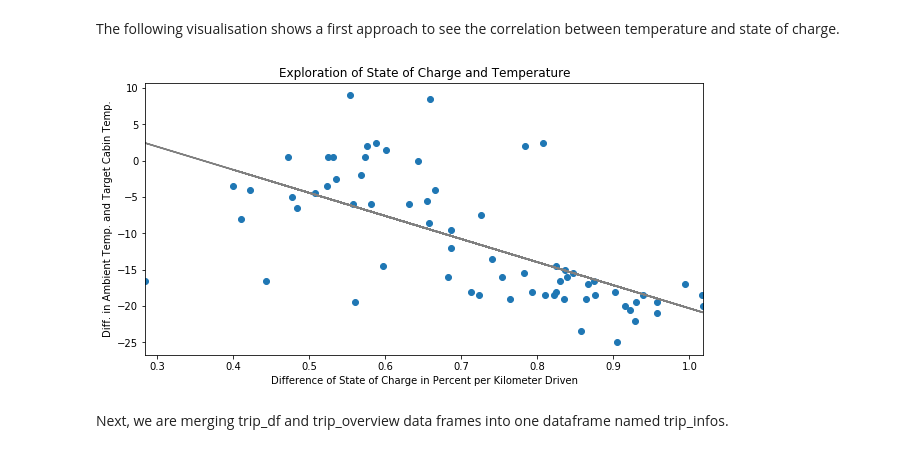
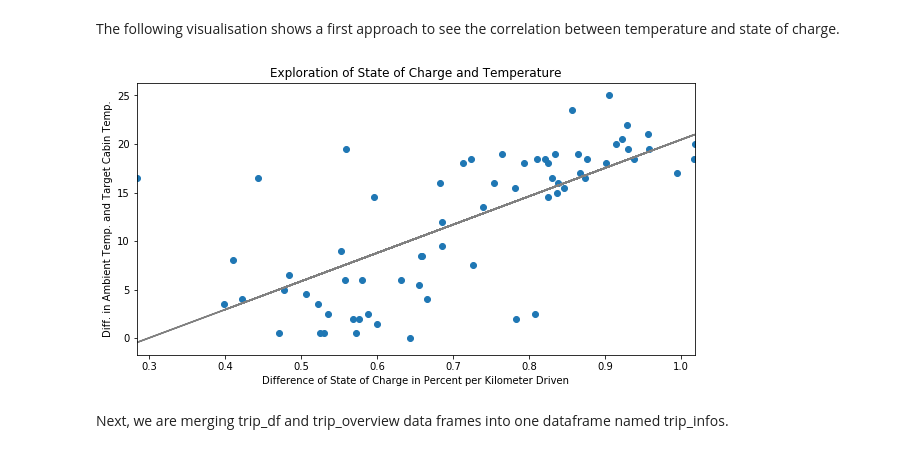
Before and after one commit to felineR/electricVehicleConsumptionAnalysis, a Jupyter notebook: Battery_and_Heating_Analysis.ipynb, the cells around one changed output. Drawn from its saved outputs; the diff is of its cells as text; code cells hidden in the pictures.

```diff
--- a/Battery_and_Heating_Analysis.ipynb
+++ b/Battery_and_Heating_Analysis.ipynb
@@ -266,24 +266,24 @@ The following visualisation shows a first approach to see the correlation betwee
 # %%
 plt.rcParams['figure.figsize'] = [10, 5]
 
 # Scatterplot
 x = trip_overview['Battery State of Charge (Difference)'] * 100 / trip_overview['Distance [km]']
-y = trip_overview['Ambient Temperature (Start) [°C]'] - trip_overview['Target Cabin Temperature']
+y = abs(trip_overview['Ambient Temperature (Start) [°C]'] - trip_overview['Target Cabin Temperature'])
 plt.scatter(x, y)
 
 # Linear regression line
 m, c = np.polyfit(x, y, 1)
 plt.plot(x, m*x+c, color='grey')
 
 # Labeling plot
 plt.xlim(x.min(), x.max())
 plt.xlabel('Difference of State of Charge in Percent per Kilometer Driven')
 plt.ylabel('Diff. in Ambient Temp. and Target Cabin Temp.')
 plt.title('Exploration of State of Charge and Temperature')
 
 plt.show()
 # %% [output]
-[figure, old version]
+[figure, new version]
 # %% [markdown]
 Next, we are merging trip_df and trip_overview data frames into one dataframe named trip_infos.
 # %%
```
Also changed, not shown: parts of 9 cells of this notebook.
